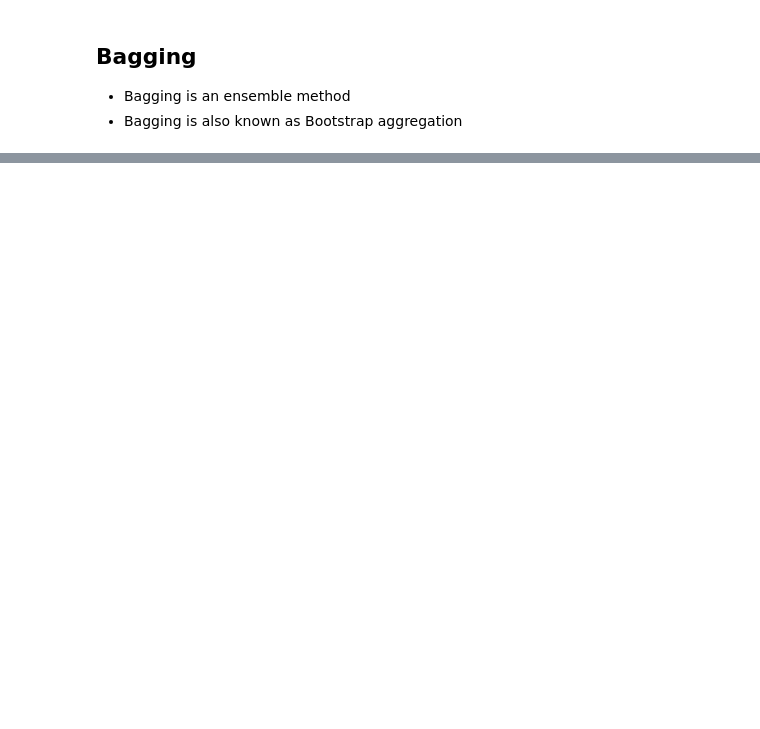
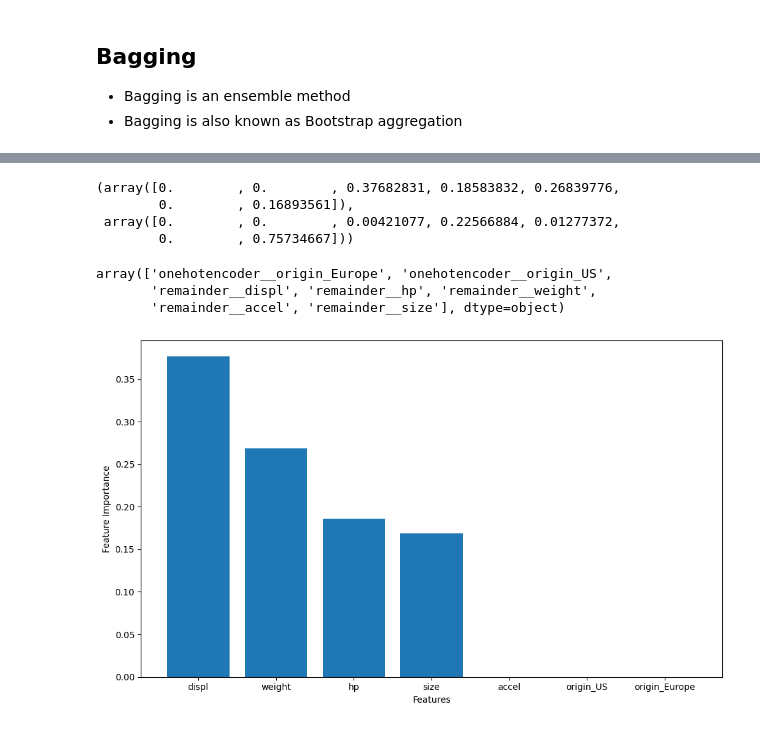
Before and after one commit to PaulToronto/DataCamp-Track---Machine-Learning-Scientist-in-Python, a Jupyter notebook: 6_3_Machine_Learning_with_Tree_Based_Models_in_Python_Bagging_and_Random_Forests.ipynb, the cells around one changed output, grey strips where cells are left out. Drawn from its saved outputs; the diff is of its cells as text; code cells hidden in the pictures; blank space fills up the shorter version.

```diff
--- a/6_3_Machine_Learning_with_Tree_Based_Models_in_Python_Bagging_and_Random_Forests.ipynb
+++ b/6_3_Machine_Learning_with_Tree_Based_Models_in_Python_Bagging_and_Random_Forests.ipynb
@@ -38,0 +641,12 @@
+# %%
+X = auto.drop('mpg', axis=1)
+y = auto['mpg']
+
+index = X.index
+
+X = preprocessor.fit_transform(X)
+X = pd.DataFrame(X,
+                 columns=preprocessor.get_feature_names_out(),
+                 index = index)
+
+X.head()
@@ -38,0 +660,9 @@
+# %%
+# set seed for reproducibility
+SEED = 123
+
+# split data
+X_train, X_test, y_train, y_test = train_test_split(X, y,
+                                                    test_size=0.3,
+                                                    random_state=SEED)
+X_train.shape, X_test.shape, y_train.shape, y_test.shape
@@ -38,0 +671,8 @@
+# %%
+rf = RandomForestRegressor(
+    n_estimators=400,
+    min_samples_leaf=0.12,
+    random_state=SEED
+)
+
+rf
@@ -38,0 +681,2 @@
+# %%
+rf.fit(X_train, y_train)
@@ -38,0 +724,29 @@
+# %%
+rf.feature_importances_, dt_reg.feature_importances_
+# %% [output]
+(array([0.        , 0.        , 0.37682831, 0.18583832, 0.26839776,
+        0.        , 0.16893561]),
+ array([0.        , 0.        , 0.00421077, 0.22566884, 0.01277372,
+        0.        , 0.75734667]))
+# %%
+rf.feature_names_in_
+# %% [output]
+array(['onehotencoder__origin_Europe', 'onehotencoder__origin_US',
+       'remainder__displ', 'remainder__hp', 'remainder__weight',
+       'remainder__accel', 'remainder__size'], dtype=object)
+# %%
+feature_names = np.array([s.split('__', 1)[1] for s in rf.feature_names_in_])
+indices = np.argsort(rf.feature_importances_)[::-1]
+sorted_features = feature_names[indices]
+sorted_importances = rf.feature_importances_[indices]
+
+plt.figure(figsize=(10, 6))
+plt.bar(range(len(sorted_features)),
+        sorted_importances,
+        tick_label=sorted_features)
+plt.ylabel('Feature Importance')
+plt.xlabel('Features')
+plt.tight_layout()
+plt.show()
+# %% [output]
+[figure, added]
```
Also changed, not shown: parts of 90 cells of this notebook.
